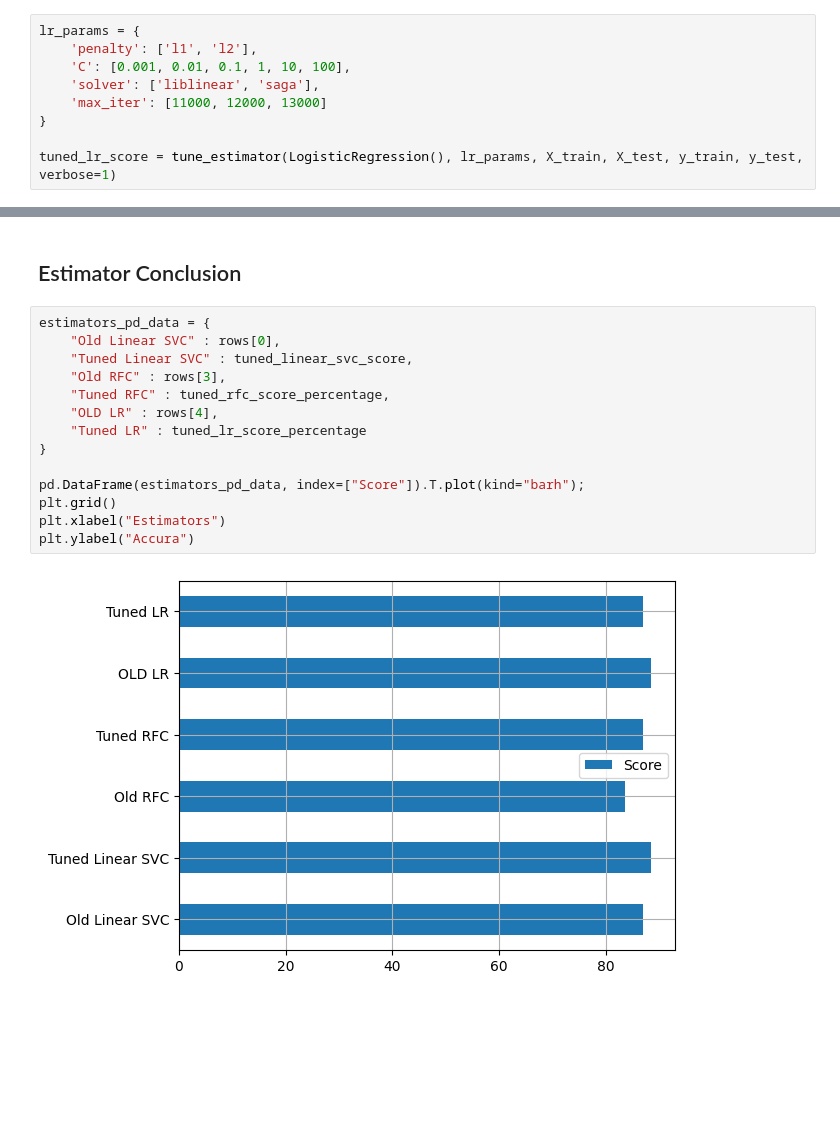
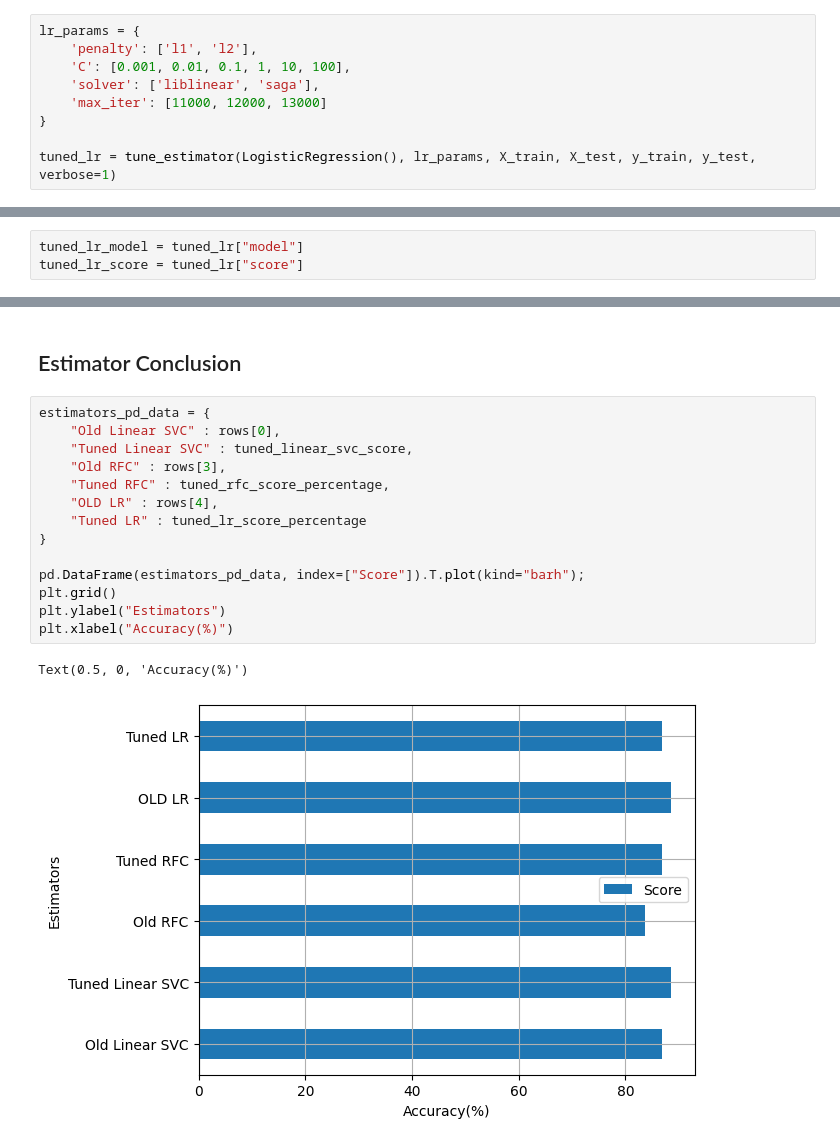
Before and after one commit to Hamid-Ba/heart-disease-project, a Jupyter notebook: Heart Disease Project.ipynb, the cells around one changed output, grey strips where cells are left out. Cells and saved outputs as stored; diff of their text form; blank space fills up the shorter version.

```diff
--- a/Heart Disease Project.ipynb
+++ b/Heart Disease Project.ipynb
@@ -557,10 +566,13 @@ lr_params = {
     'max_iter': [11000, 12000, 13000]
 }
 
-tuned_lr_score = tune_estimator(LogisticRegression(), lr_params, X_train, X_test, y_train, y_test, verbose=1)
+tuned_lr = tune_estimator(LogisticRegression(), lr_params, X_train, X_test, y_train, y_test, verbose=1)
 # %% [output]
 Fitting 5 folds for each of 72 candidates, totalling 360 fits
 {'C': 1, 'max_iter': 11000, 'penalty': 'l2', 'solver': 'liblinear'}
+# %%
+tuned_lr_model = tuned_lr["model"]
+tuned_lr_score = tuned_lr["score"]
 # %%
 tuned_lr_score
 # %% [output]
@@ -581,19 +593,20 @@ plot_estimators_comparison(lr_scores_dict, "bar", "lightblue")
 [figure]
 # %% [markdown]
 ## Estimator Conclusion
-# %%
-estimators_pd_data = {
-    "Old Linear SVC" : rows[0],
-    "Tuned Linear SVC" : tuned_linear_svc_score,
-    "Old RFC" : rows[3],
-    "Tuned RFC" : tuned_rfc_score_percentage,
-    "OLD LR" : rows[4],
-    "Tuned LR" : tuned_lr_score_percentage
-}
-
-pd.DataFrame(estimators_pd_data, index=["Score"]).T.plot(kind="barh");
-plt.grid()
-plt.xlabel("Estimators")
-plt.ylabel("Accura")
-# %% [output]
-[figure, removed]
+# %%
+estimators_pd_data = {
+    "Old Linear SVC" : rows[0],
+    "Tuned Linear SVC" : tuned_linear_svc_score,
+    "Old RFC" : rows[3],
+    "Tuned RFC" : tuned_rfc_score_percentage,
+    "OLD LR" : rows[4],
+    "Tuned LR" : tuned_lr_score_percentage
+}
+
+pd.DataFrame(estimators_pd_data, index=["Score"]).T.plot(kind="barh");
+plt.grid()
+plt.ylabel("Estimators")
+plt.xlabel("Accuracy(%)")
+# %% [output]
+Text(0.5, 0, 'Accuracy(%)')
+[figure, added]
```
Also changed, not shown: parts of 20 cells of this notebook.
